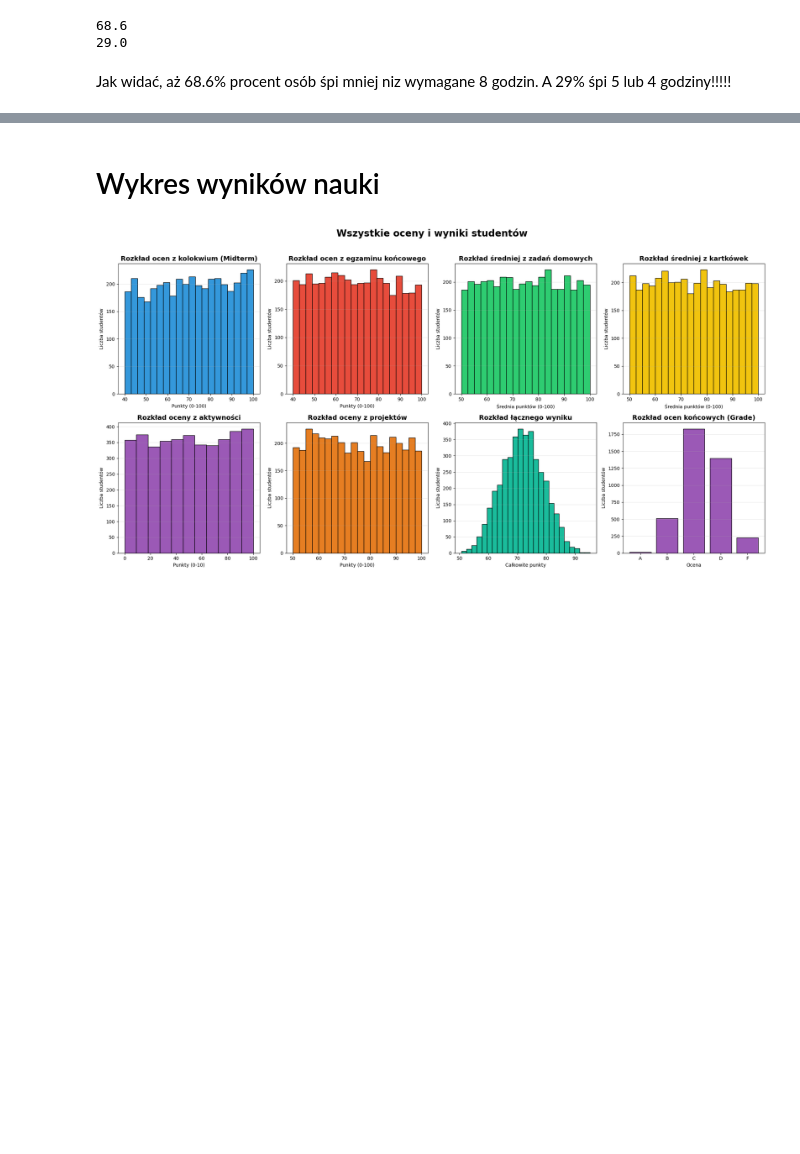
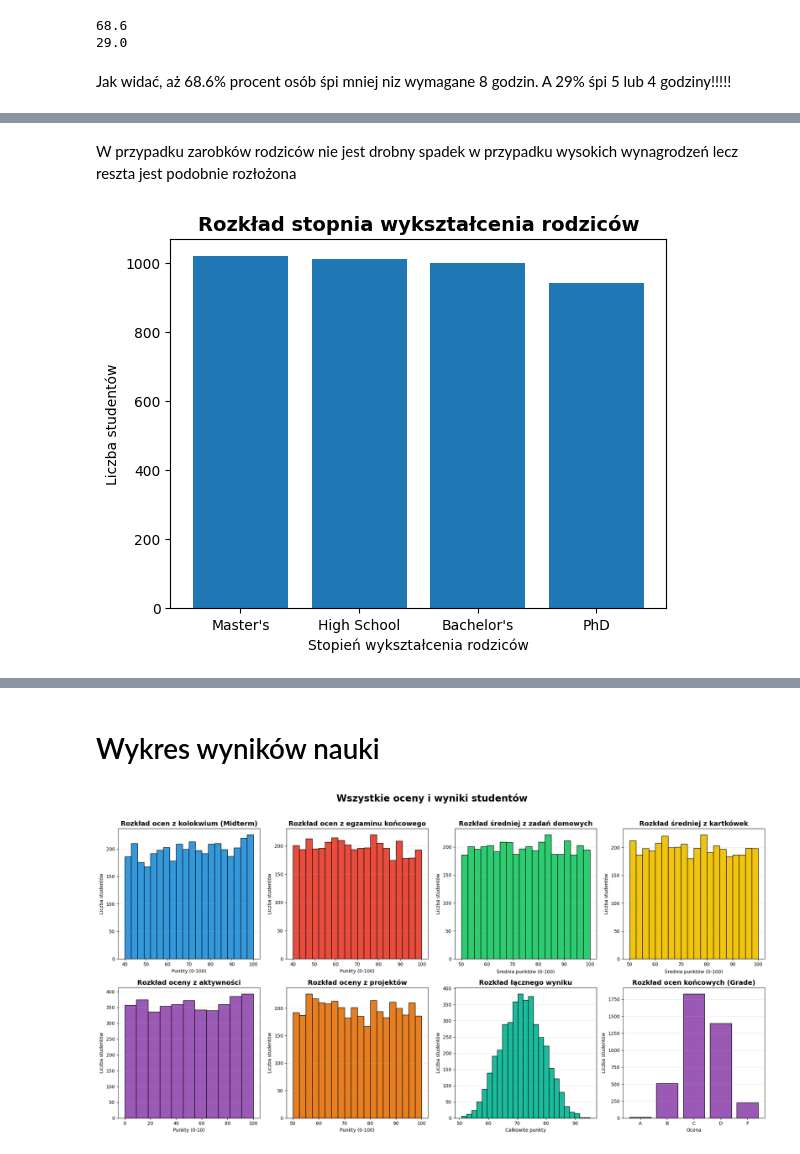
Before and after one commit to MichalTarnawa/Ind_Wizu_Projekt, a Jupyter notebook: WIZU_Projekt.ipynb, the cells around one changed output, grey strips where cells are left out. Cells and saved outputs as stored; diff of their text form; code cells hidden in the pictures; blank space fills up the shorter version.

```diff
--- a/WIZU_Projekt.ipynb
+++ b/WIZU_Projekt.ipynb
@@ -217,0 +256,11 @@ A 29% śpi 5 lub 4 godziny!!!!!
+# %% [markdown]
+W przypadku zarobków rodziców nie jest drobny spadek w przypadku wysokich wynagrodzeń lecz reszta jest podobnie rozłożona
+# %%
+plt.bar(range(len(df['Parent_Education_Level'].unique())),df['Parent_Education_Level'].value_counts())
+plt.title('Rozkład stopnia wykształcenia rodziców', fontsize=14, fontweight='bold')
+plt.xticks(range(4),["Master's", "High School", "Bachelor's", "PhD"])
+plt.xlabel('Stopień wykształcenia rodziców')
+plt.ylabel('Liczba studentów')
+plt.show()
+# %% [output]
+[figure, added]
```
Also changed, not shown: parts of 24 cells of this notebook.
